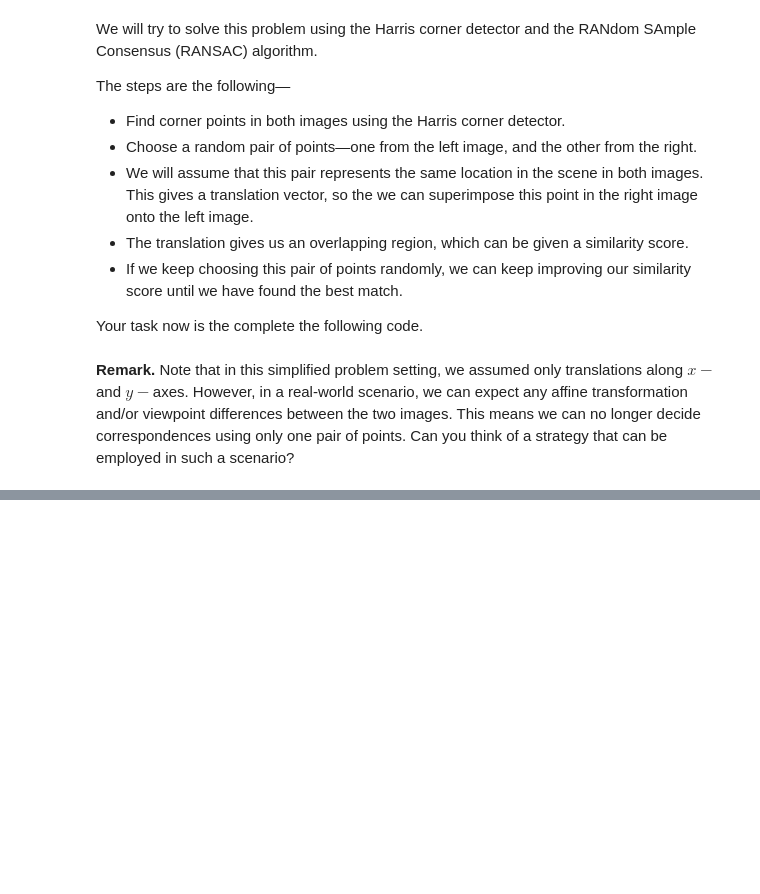
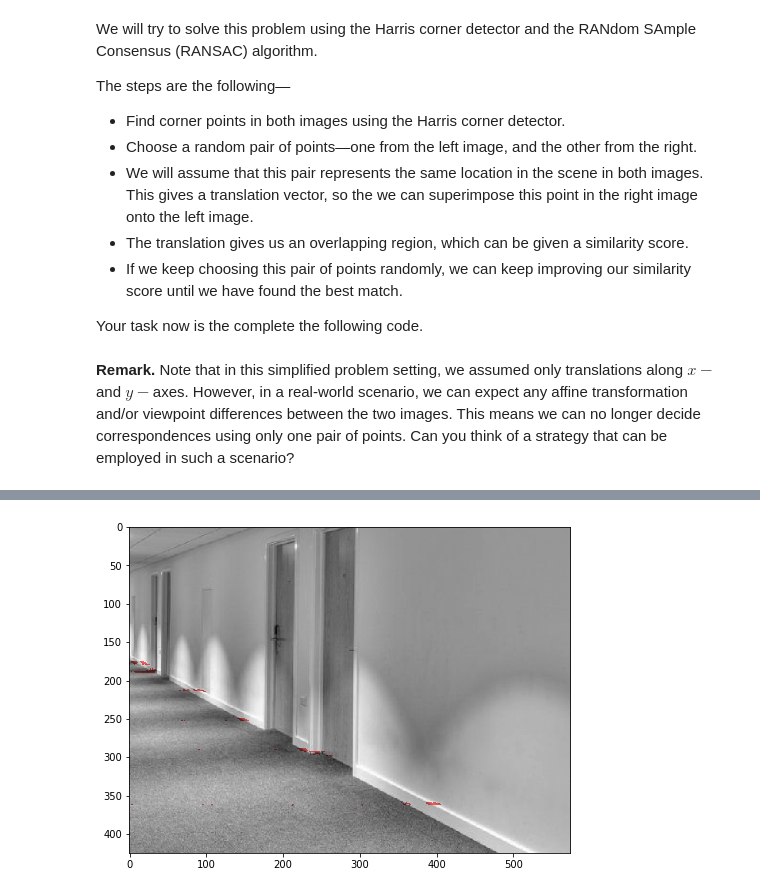
Before and after one commit to VincentAuriau/Visual_Computing, a Jupyter notebook: Assignment_1/VIC2018_Assignment1.ipynb, the cells around one changed output, grey strips where cells are left out. Drawn from its saved outputs; the diff is of its cells as text; code cells hidden in the pictures; blank space fills up the shorter version.

```diff
--- a/Assignment_1/VIC2018_Assignment1.ipynb
+++ b/Assignment_1/VIC2018_Assignment1.ipynb
@@ -414,0 +478,18 @@ plt.show()
+# %%
+from skimage import color, io, img_as_float
+
+img_color = np.dstack((right_img, right_img, right_img))
+img_hsv = color.rgb2hsv(img_color)
+color_mask_hsv = color.rgb2hsv(corners_r)
+
+alpha = 0.6
+img_hsv[..., 0] = color_mask_hsv[..., 0]
+img_hsv[..., 1] = color_mask_hsv[..., 1] * alpha
+img_masked = color.hsv2rgb(img_hsv)
+
+
+plt.figure(figsize=(12,6))
+plt.imshow(img_masked)
+plt.show()
+# %% [output]
+[figure, added]
```
Also changed, not shown: parts of 8 cells of this notebook.
